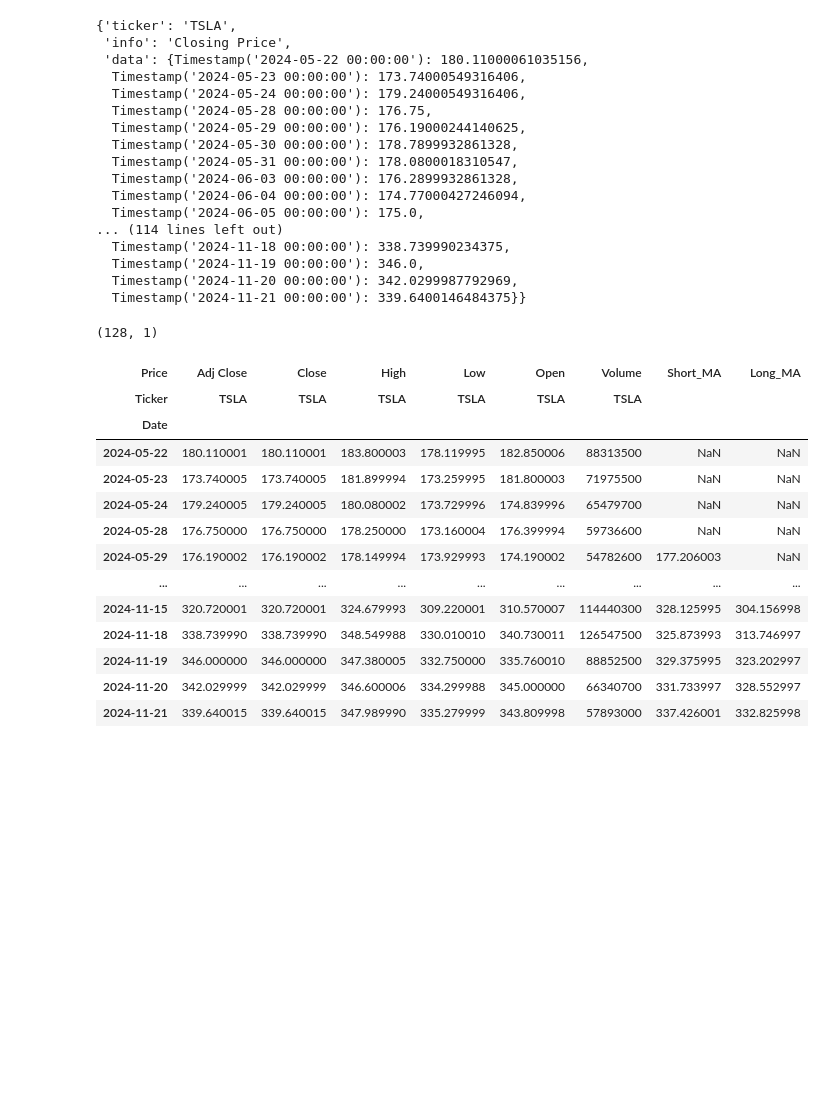
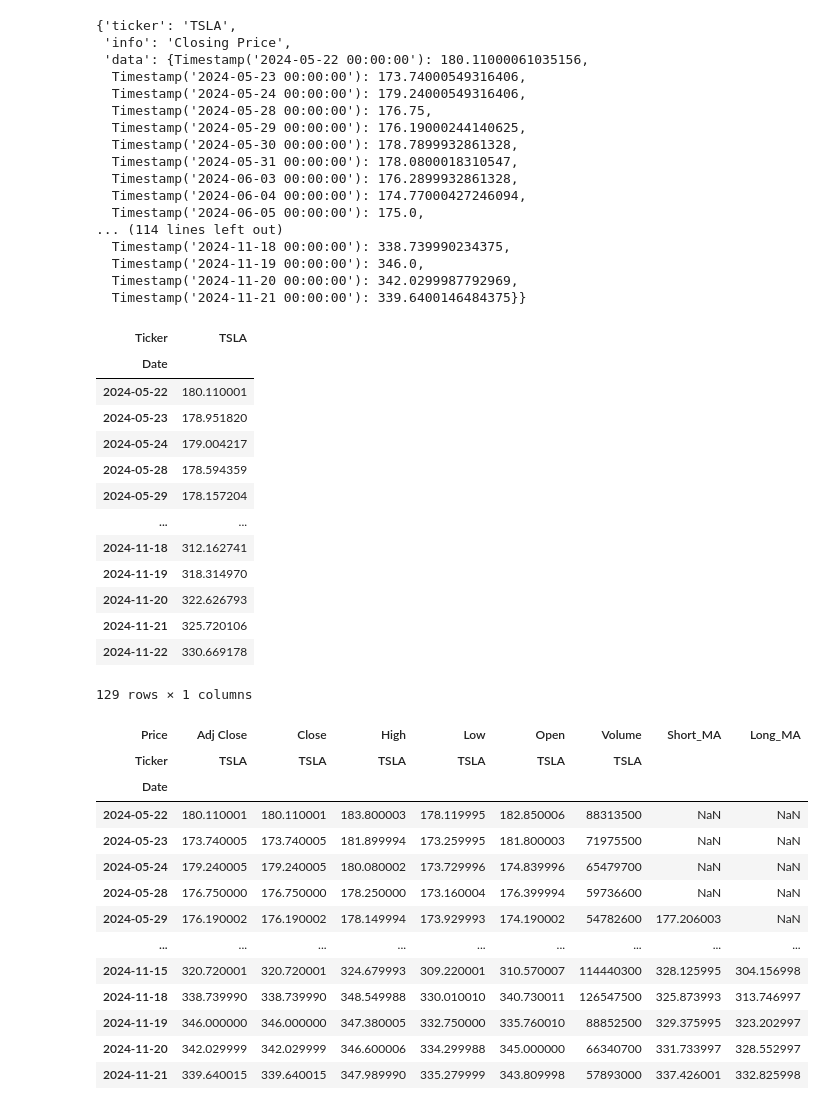
Before and after one commit to shah-deep/FinBot, a Jupyter notebook: Technical agent.ipynb, the cells around one changed output. Drawn from its saved outputs; the diff is of its cells as text; code cells hidden in the pictures; blank space fills up the shorter version.

```diff
--- a/Technical agent.ipynb
+++ b/Technical agent.ipynb
@@ -152,9 +158,22 @@ transformed_dict
 # %%
 roll_10 = stock_data['Close'].ewm(span=10, adjust=False).mean().dropna()
 # %%
-roll_10.shape
+roll_10
 # %% [output]
+| Ticker | TSLA |
+| Date |  |
+| 2024-05-22 | 180.110001 |
+| 2024-05-23 | 178.951820 |
+| 2024-05-24 | 179.004217 |
+| 2024-05-28 | 178.594359 |
+| 2024-05-29 | 178.157204 |
+| ... | ... |
+| 2024-11-18 | 312.162741 |
+| 2024-11-19 | 318.314970 |
+| 2024-11-20 | 322.626793 |
+| 2024-11-21 | 325.720106 |
+| 2024-11-22 | 330.669178 |
-(128, 1)
+129 rows × 1 columns
 # %%
 mavg = calculate_moving_averages_tool(stock_data, 5, 10)
 # %%
```
Also changed, not shown: parts of 3 cells of this notebook, 3 other files.
